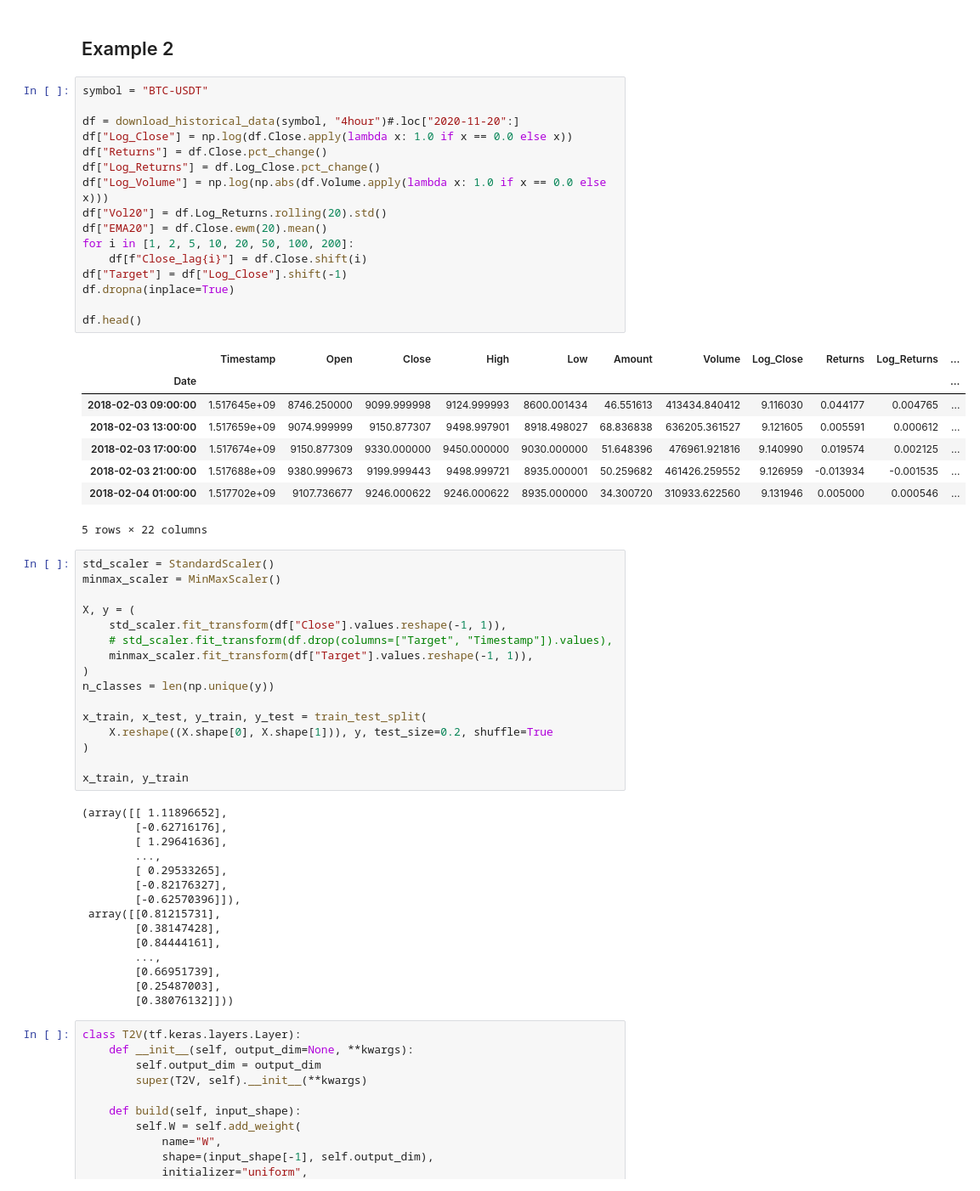
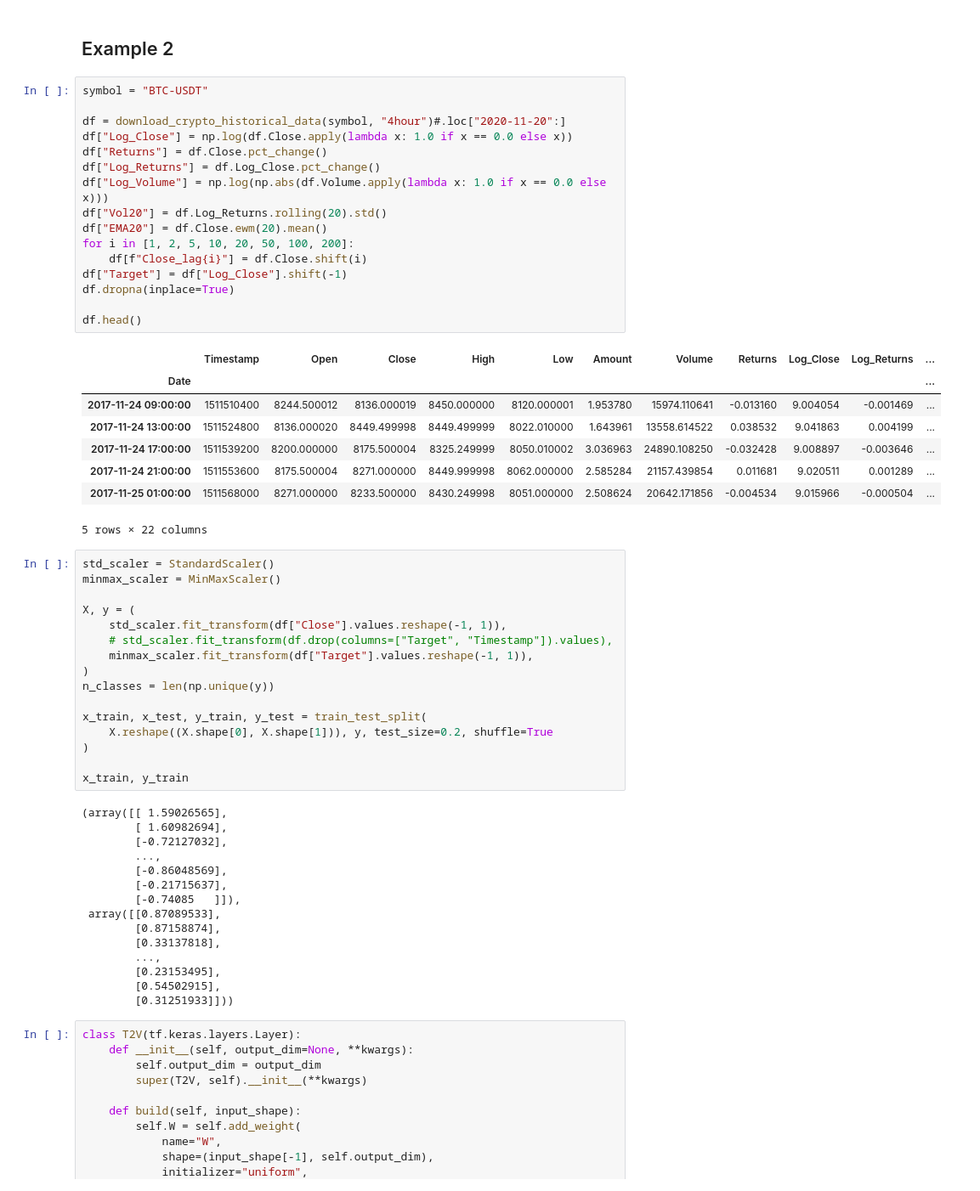
Before and after one commit to BaptisteZloch/Machine-learning-techniques-in-finance, a Jupyter notebook: src/06_Time_Series_Transformers.ipynb, the cells around one changed output. Shown: that part at 85% size. Saved outputs shown, nothing was run; the diff lists cells and outputs as text.

```diff
--- a/src/06_Time_Series_Transformers.ipynb
+++ b/src/06_Time_Series_Transformers.ipynb
@@ -354,27 +348,27 @@ def lr_scheduler(
 # %%
 symbol = "BTC-USDT"
 
-df = download_historical_data(symbol, "4hour")#.loc["2020-11-20":]
+df = download_crypto_historical_data(symbol, "4hour")#.loc["2020-11-20":]
 df["Log_Close"] = np.log(df.Close.apply(lambda x: 1.0 if x == 0.0 else x))
 df["Returns"] = df.Close.pct_change()
 df["Log_Returns"] = df.Log_Close.pct_change()
 df["Log_Volume"] = np.log(np.abs(df.Volume.apply(lambda x: 1.0 if x == 0.0 else x)))
 df["Vol20"] = df.Log_Returns.rolling(20).std()
 df["EMA20"] = df.Close.ewm(20).mean()
 for i in [1, 2, 5, 10, 20, 50, 100, 200]:
     df[f"Close_lag{i}"] = df.Close.shift(i)
 df["Target"] = df["Log_Close"].shift(-1)
 df.dropna(inplace=True)
 
 df.head()
 # %% [output]
-|  | Timestamp | Open | Close | High | Low | Amount | Volume | Log_Close | Returns | Log_Returns | ... |
+|  | Timestamp | Open | Close | High | Low | Amount | Volume | Returns | Log_Close | Log_Returns | ... |
 | Date |  |  |  |  |  |  |  |  |  |  | ... |
-| 2018-02-03 09:00:00 | 1.517645e+09 | 8746.250000 | 9099.999998 | 9124.999993 | 8600.001434 | 46.551613 | 413434.840412 | 9.116030 | 0.044177 | 0.004765 | ... |
-| 2018-02-03 13:00:00 | 1.517659e+09 | 9074.999999 | 9150.877307 | 9498.997901 | 8918.498027 | 68.836838 | 636205.361527 | 9.121605 | 0.005591 | 0.000612 | ... |
-| 2018-02-03 17:00:00 | 1.517674e+09 | 9150.877309 | 9330.000000 | 9450.000000 | 9030.000000 | 51.648396 | 476961.921816 | 9.140990 | 0.019574 | 0.002125 | ... |
-| 2018-02-03 21:00:00 | 1.517688e+09 | 9380.999673 | 9199.999443 | 9498.999721 | 8935.000001 | 50.259682 | 461426.259552 | 9.126959 | -0.013934 | -0.001535 | ... |
-| 2018-02-04 01:00:00 | 1.517702e+09 | 9107.736677 | 9246.000622 | 9246.000622 | 8935.000000 | 34.300720 | 310933.622560 | 9.131946 | 0.005000 | 0.000546 | ... |
+| 2017-11-24 09:00:00 | 1511510400 | 8244.500012 | 8136.000019 | 8450.000000 | 8120.000001 | 1.953780 | 15974.110641 | -0.013160 | 9.004054 | -0.001469 | ... |
+| 2017-11-24 13:00:00 | 1511524800 | 8136.000020 | 8449.499998 | 8449.499999 | 8022.010000 | 1.643961 | 13558.614522 | 0.038532 | 9.041863 | 0.004199 | ... |
+| 2017-11-24 17:00:00 | 1511539200 | 8200.000000 | 8175.500004 | 8325.249999 | 8050.010002 | 3.036963 | 24890.108250 | -0.032428 | 9.008897 | -0.003646 | ... |
+| 2017-11-24 21:00:00 | 1511553600 | 8175.500004 | 8271.000000 | 8449.999998 | 8062.000000 | 2.585284 | 21157.439854 | 0.011681 | 9.020511 | 0.001289 | ... |
+| 2017-11-25 01:00:00 | 1511568000 | 8271.000000 | 8233.500000 | 8430.249998 | 8051.000000 | 2.508624 | 20642.171856 | -0.004534 | 9.015966 | -0.000504 | ... |
 5 rows × 22 columns
 # %%
 std_scaler = StandardScaler()
@@ -393,20 +387,20 @@ x_train, x_test, y_train, y_test = train_test_split(
 
 x_train, y_train
 # %% [output]
-(array([[ 1.11896652],
-        [-0.62716176],
-        [ 1.29641636],
+(array([[ 1.59026565],
+        [ 1.60982694],
+        [-0.72127032],
         ...,
-        [ 0.29533265],
-        [-0.82176327],
-        [-0.62570396]]),
- array([[0.81215731],
-        [0.38147428],
-        [0.84444161],
+        [-0.86048569],
+        [-0.21715637],
+        [-0.74085   ]]),
+ array([[0.87089533],
+        [0.87158874],
+        [0.33137818],
         ...,
-        [0.66951739],
-        [0.25487003],
-        [0.38076132]]))
+        [0.23153495],
+        [0.54502915],
+        [0.31251933]]))
 # %%
 class T2V(tf.keras.layers.Layer):
     def __init__(self, output_dim=None, **kwargs):
```
Also changed, not shown: parts of 9 cells of this notebook, 19 other files.
